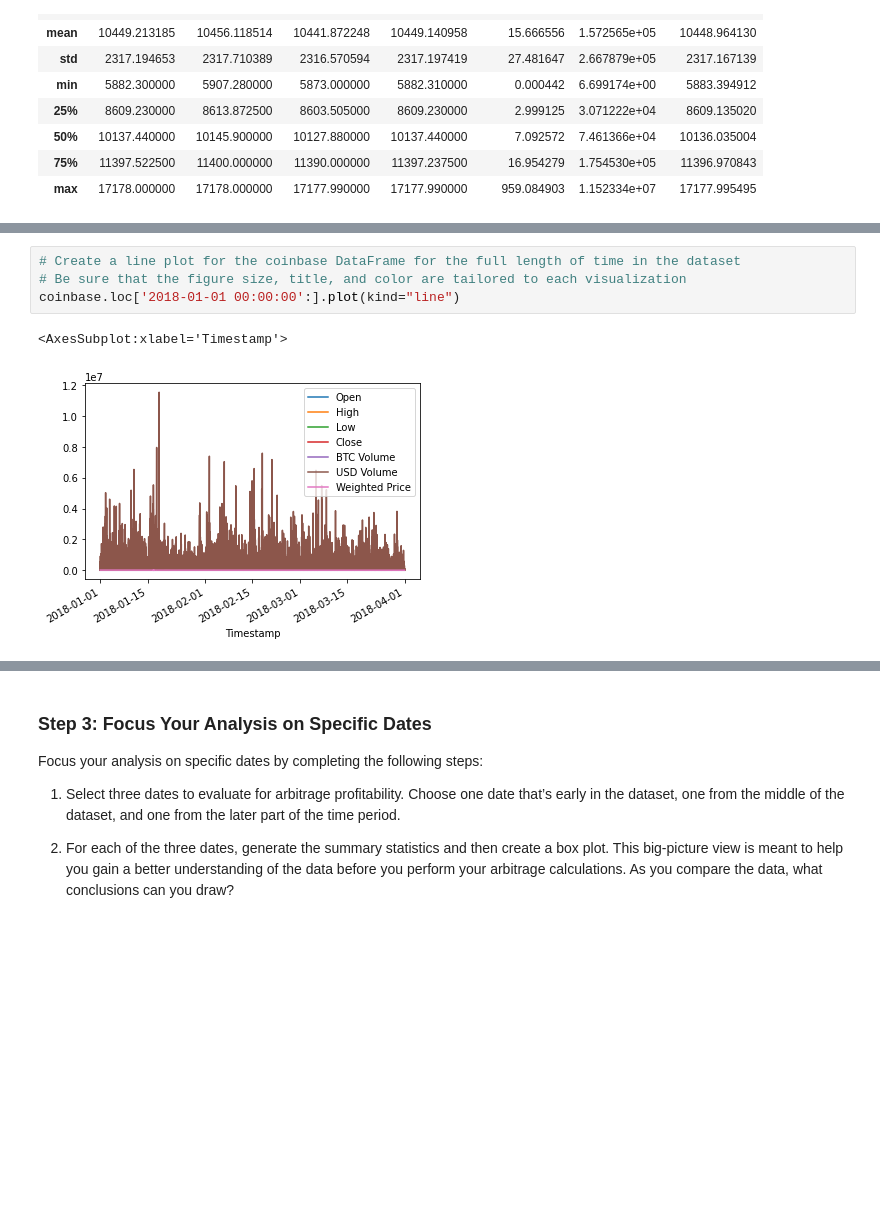
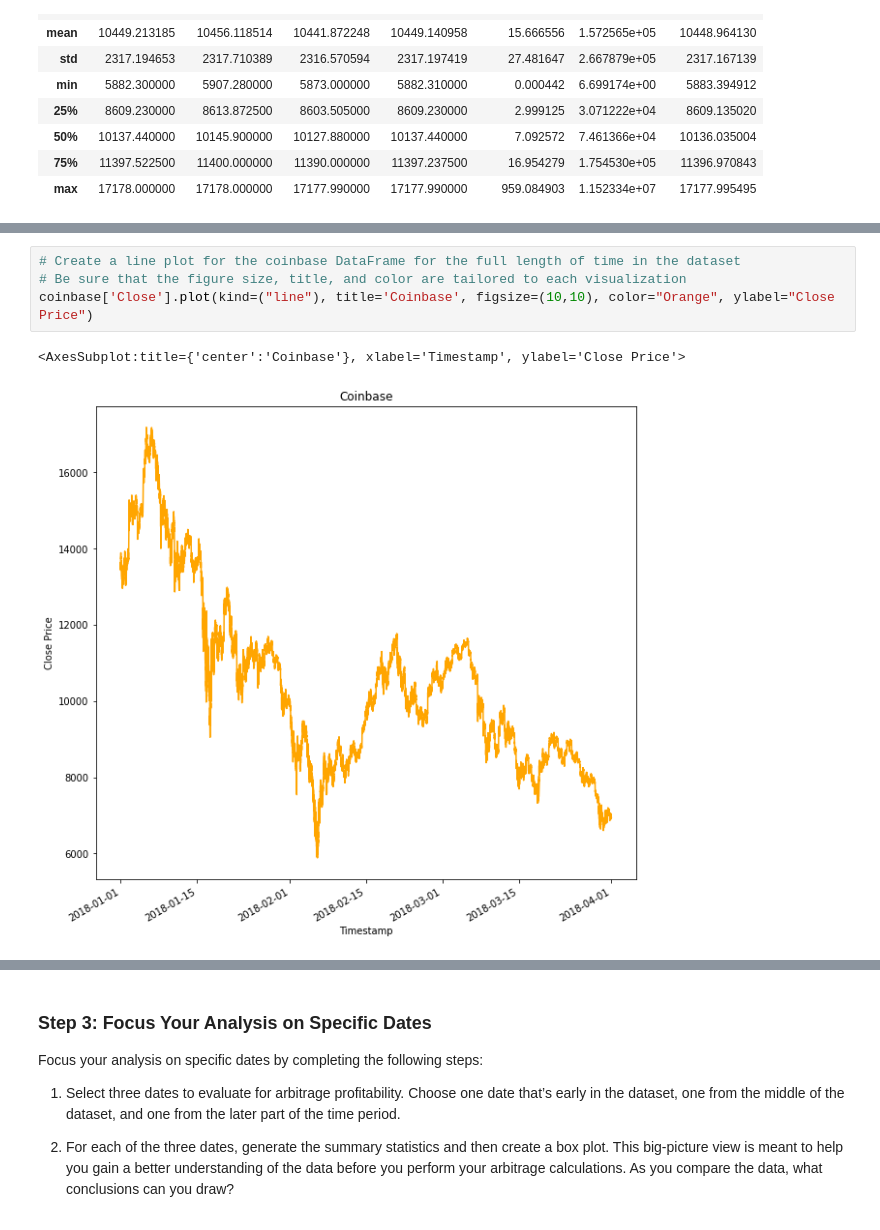
Before and after one commit to mimisull/Challenge-3, a Jupyter notebook: crypto_arbitrage.ipynb, the cells around one changed output, grey strips where cells are left out. Saved outputs shown, nothing was run; the diff lists cells and outputs as text; blank space fills up the shorter version.

```diff
--- a/crypto_arbitrage.ipynb
+++ b/crypto_arbitrage.ipynb
@@ -250,10 +250,10 @@ bitstamp.loc['2018-01-01 00:00:00':].plot(kind="line")
 # %%
 # Create a line plot for the coinbase DataFrame for the full length of time in the dataset
 # Be sure that the figure size, title, and color are tailored to each visualization
-coinbase.loc['2018-01-01 00:00:00':].plot(kind="line")
+coinbase['Close'].plot(kind=("line"), title='Coinbase', figsize=(10,10), color="Orange", ylabel="Close Price")
 # %% [output]
-<AxesSubplot:xlabel='Timestamp'>
+<AxesSubplot:title={'center':'Coinbase'}, xlabel='Timestamp', ylabel='Close Price'>
-[figure, old version]
+[figure, new version]
 # %%
 # Overlay the visualizations for the bitstamp and coinbase DataFrames in one plot
 # The plot should visualize the prices over the full lenth of the dataset
```
Also changed, not shown: parts of 18 cells of this notebook.
